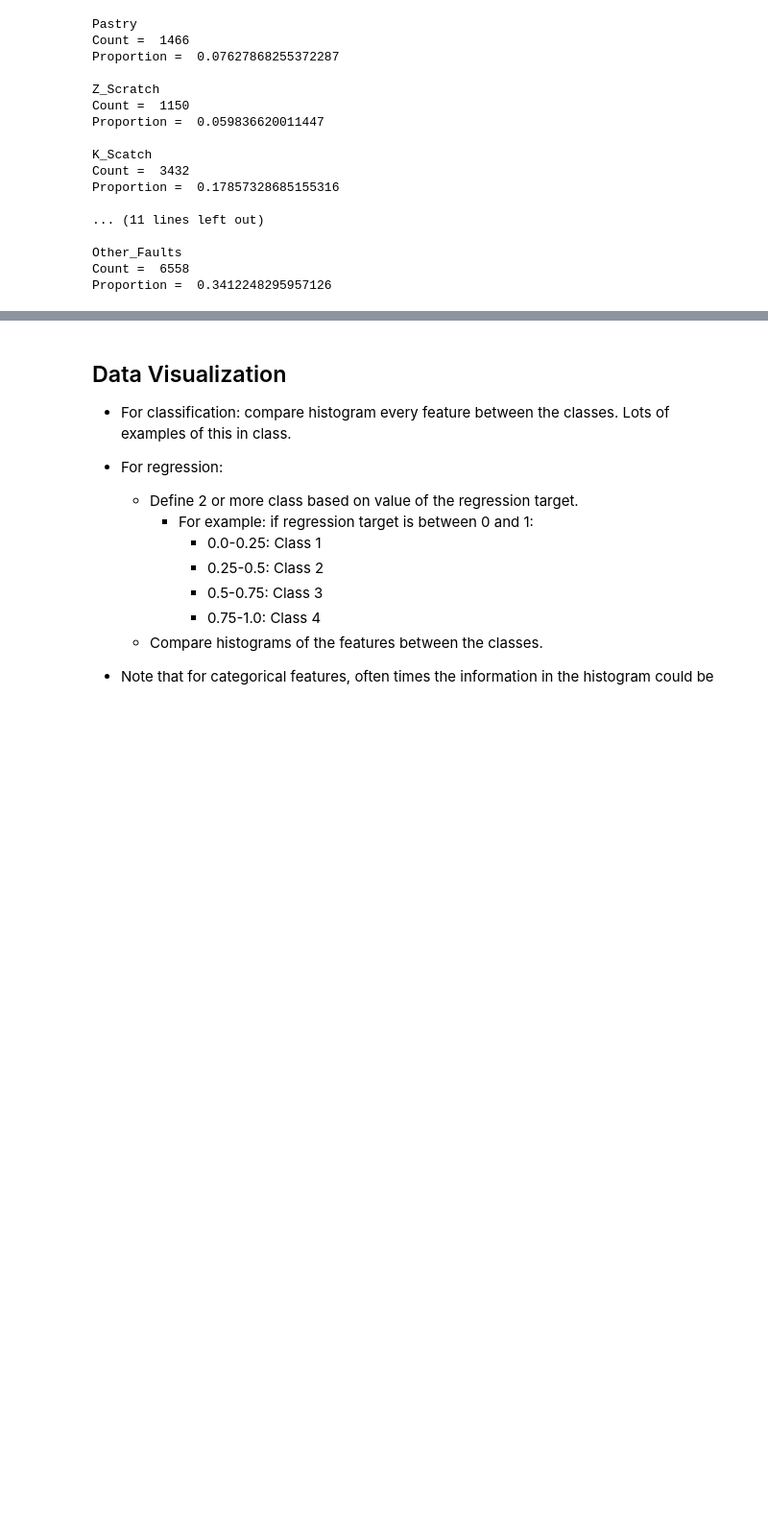
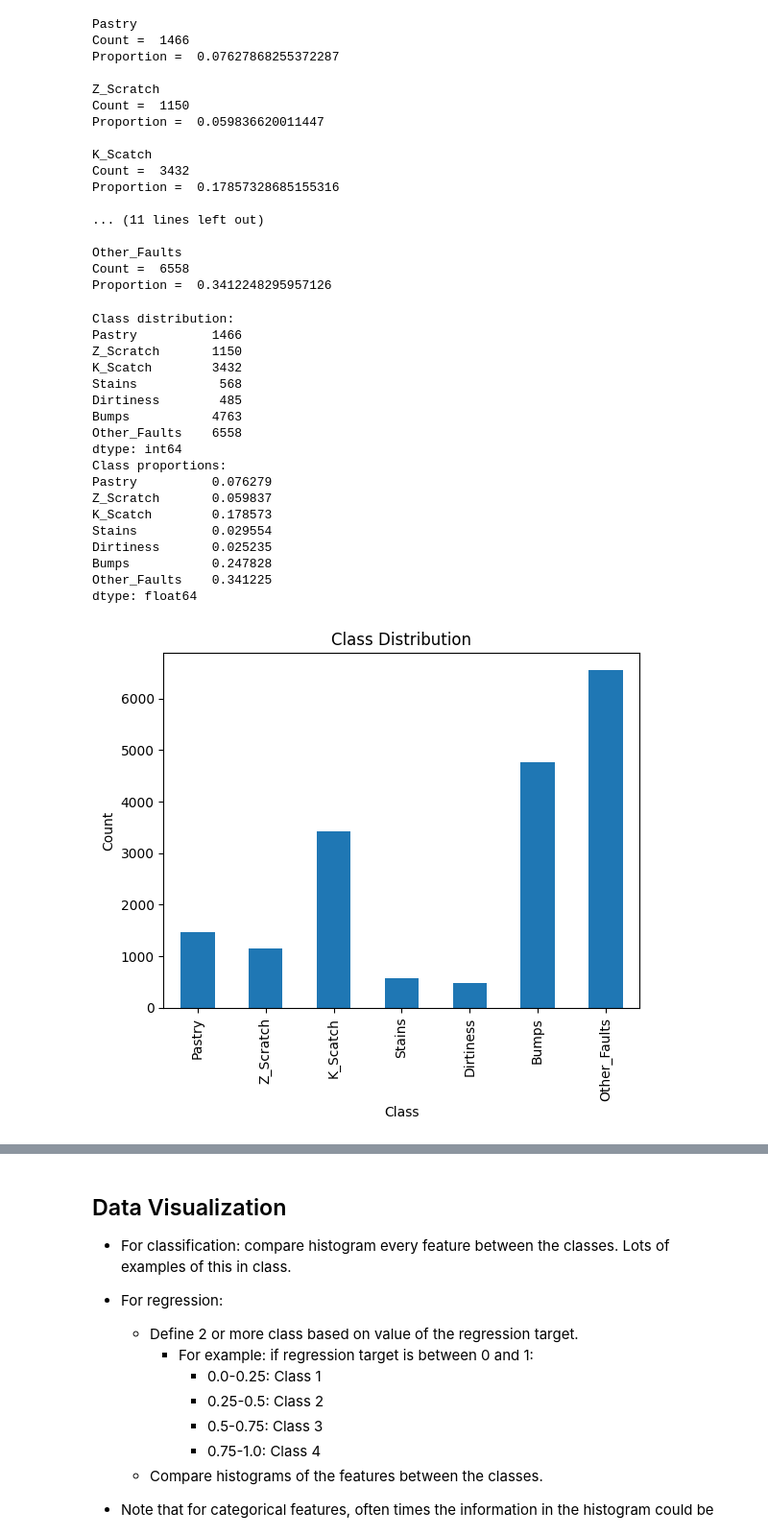
Before and after one commit to reese-quinto/DATA4380_Spring24, a Jupyter notebook: Lectures/Tabular.Kaggle.Project/KaggleTabularDataSubmission.ipynb, the cells around one changed output, grey strips where cells are left out. Shown at 96% size. Saved outputs shown, nothing was run; the diff lists cells and outputs as text; code cells hidden in the pictures; blank space fills up the shorter version.

```diff
--- a/Lectures/Tabular.Kaggle.Project/KaggleTabularDataSubmission.ipynb
+++ b/Lectures/Tabular.Kaggle.Project/KaggleTabularDataSubmission.ipynb
@@ -45,8 +47,8 @@ Steel Plate Defect Prediction
 import numpy as np
 import pandas as pd
 
-data = pd.read_csv('../../../playground-series-s4e3/train.csv', index_col='id')
-data.head()
+df = pd.read_csv('../../../playground-series-s4e3/train.csv', index_col='id')
+df.head()
 # %% [output]
 |  | X_Minimum | X_Maximum | Y_Minimum | Y_Maximum | Pixels_Areas | X_Perimeter | Y_Perimeter | Sum_of_Luminosity | ... |
 | id |  |  |  |  |  |  |  |  | ... |
@@ -166,5 +168,45 @@ Proportion =  0.17857328685155316
 Other_Faults
 Count =  6558
 Proportion =  0.3412248295957126
+# %%
+import pandas as pd
+import matplotlib.pyplot as plt
+
+# Calculate the distribution of each class
+class_distribution = df[target_cols].sum()
+print("Class distribution:")
+print(class_distribution)
+
+# Calculate the proportion of each class
+class_proportions = df[target_cols].mean()
+print("Class proportions:")
+print(class_proportions)
+
+# Visualize class distribution
+class_distribution.plot(kind='bar')
+plt.title('Class Distribution')
+plt.xlabel('Class')
+plt.ylabel('Count')
+plt.show()
+# %% [output]
+Class distribution:
+Pastry          1466
+Z_Scratch       1150
+K_Scatch        3432
+Stains           568
+Dirtiness        485
+Bumps           4763
+Other_Faults    6558
+dtype: int64
+Class proportions:
+Pastry          0.076279
+Z_Scratch       0.059837
+K_Scatch        0.178573
+Stains          0.029554
+Dirtiness       0.025235
+Bumps           0.247828
+Other_Faults    0.341225
+dtype: float64
+[figure, added]
 # %% [markdown]
 ### Class Imbalance
```
Also changed, not shown: parts of 7 cells of this notebook.
